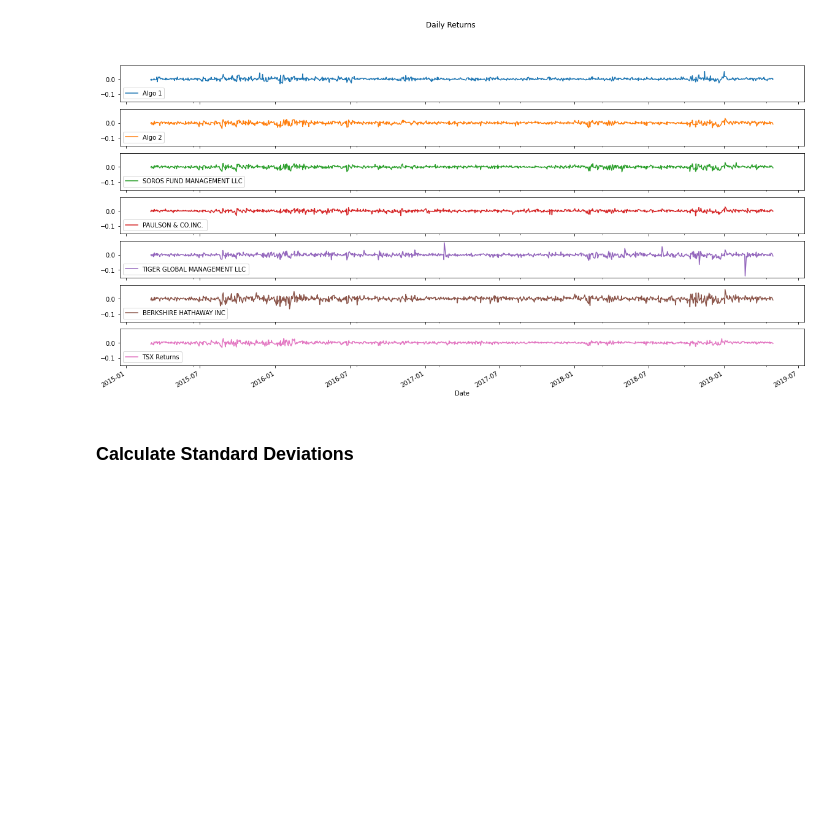
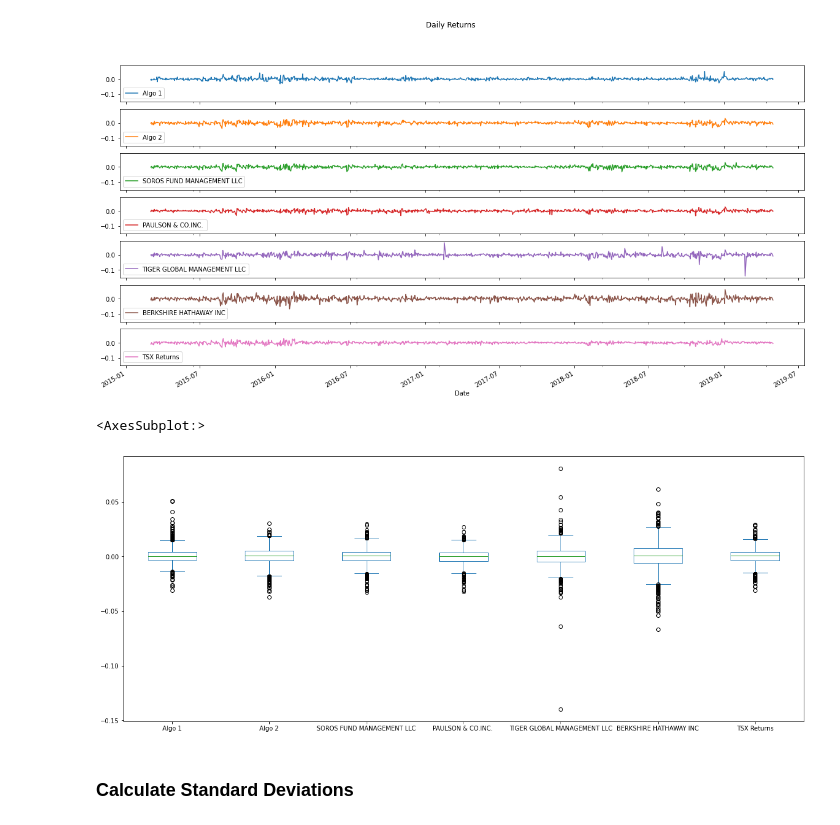
Before and after one commit to JimP315/Panthas, a Jupyter notebook: Starter_Code/whale_analysis.ipynb, the cells around one changed output. Saved outputs shown, nothing was run; the diff lists cells and outputs as text; code cells hidden in the pictures; blank space fills up the shorter version.

```diff
--- a/Starter_Code/whale_analysis.ipynb
+++ b/Starter_Code/whale_analysis.ipynb
@@ -244,6 +244,11 @@ PAULSON & CO.INC.              0.006982
 TIGER GLOBAL MANAGEMENT LLC    0.010883
 dtype: float64
 [figure]
+# %%
+combined_df.plot.box(figsize=(20,8))
+# %% [output]
+<AxesSubplot:>
+[figure, added]
 # %% [markdown]
 ### Calculate Standard Deviations
 # %% [markdown]
```
Also changed, not shown: parts of 7 cells of this notebook.
